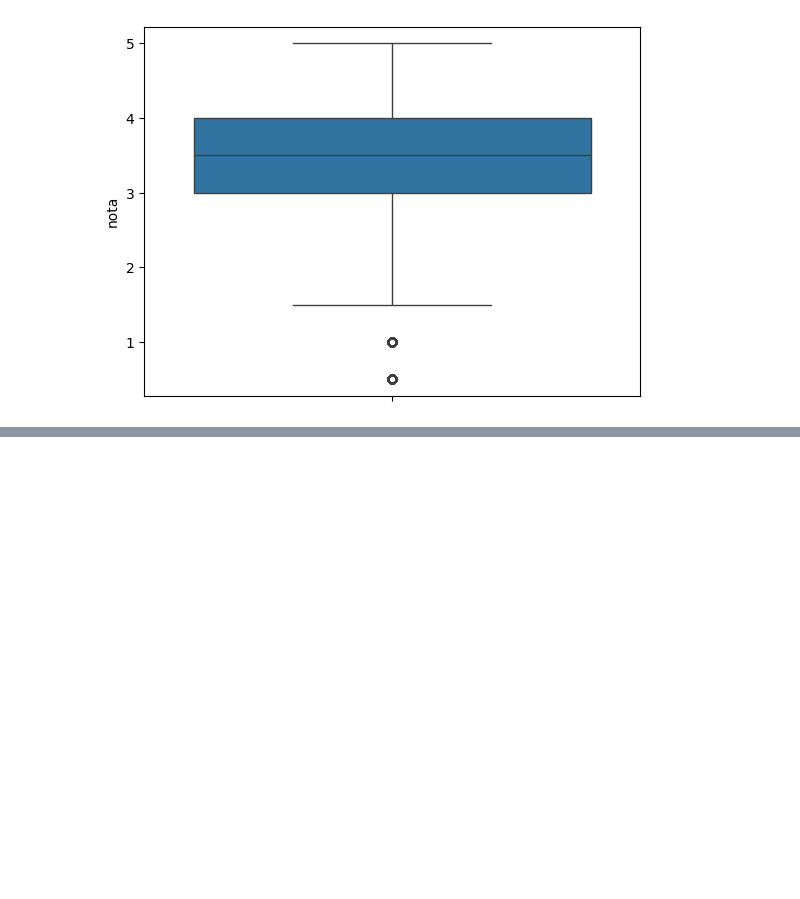
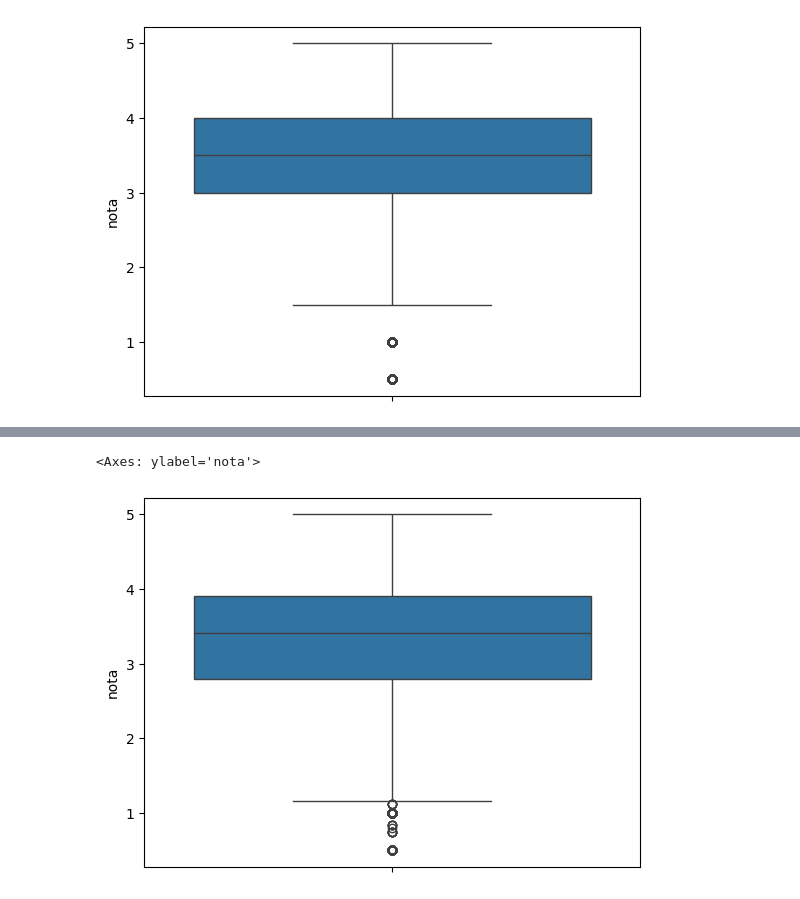
Before and after one commit to Vhs4/Estudos-ciencia-de-dados, a Jupyter notebook: Introdução_a_ciência_de_dados.ipynb, the cells around one changed output, grey strips where cells are left out. Saved outputs shown, nothing was run; the diff lists cells and outputs as text; code cells hidden in the pictures; blank space fills up the shorter version.

```diff
--- a/Introdução_a_ciência_de_dados.ipynb
+++ b/Introdução_a_ciência_de_dados.ipynb
@@ -89,0 +137,5 @@ sns.boxplot(notas.nota)
+# %%
+sns.boxplot(medias_por_filme)
+# %% [output]
+<Axes: ylabel='nota'>
+[figure, added]
```
Also changed, not shown: parts of 13 cells of this notebook.
